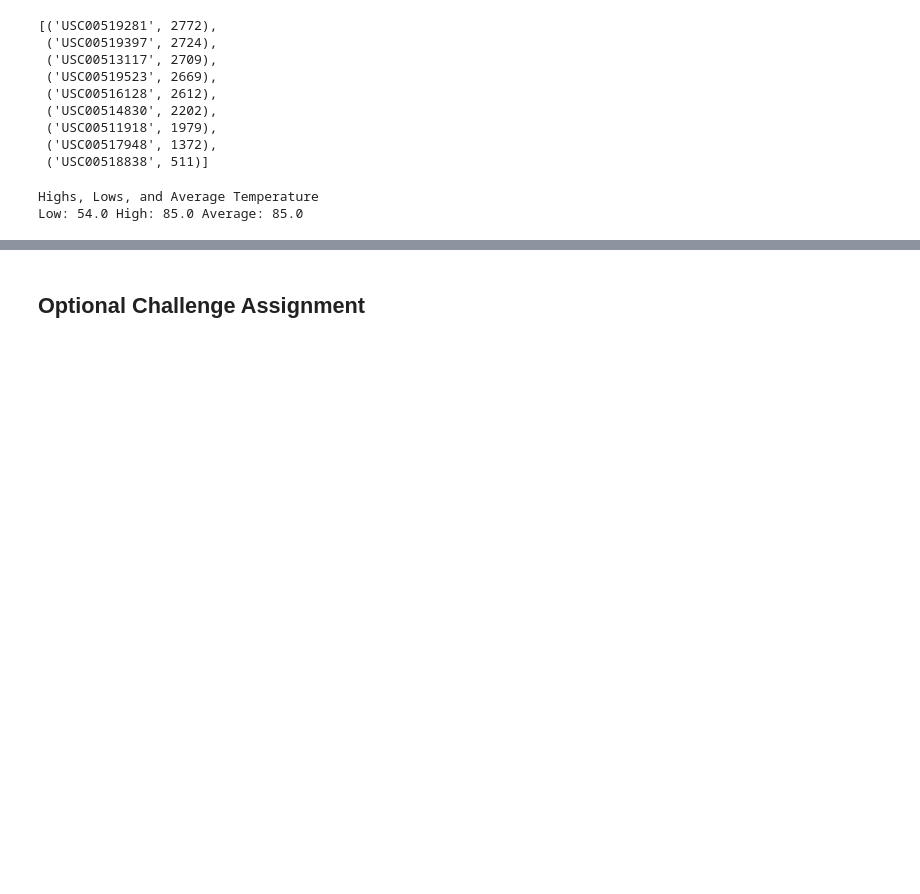
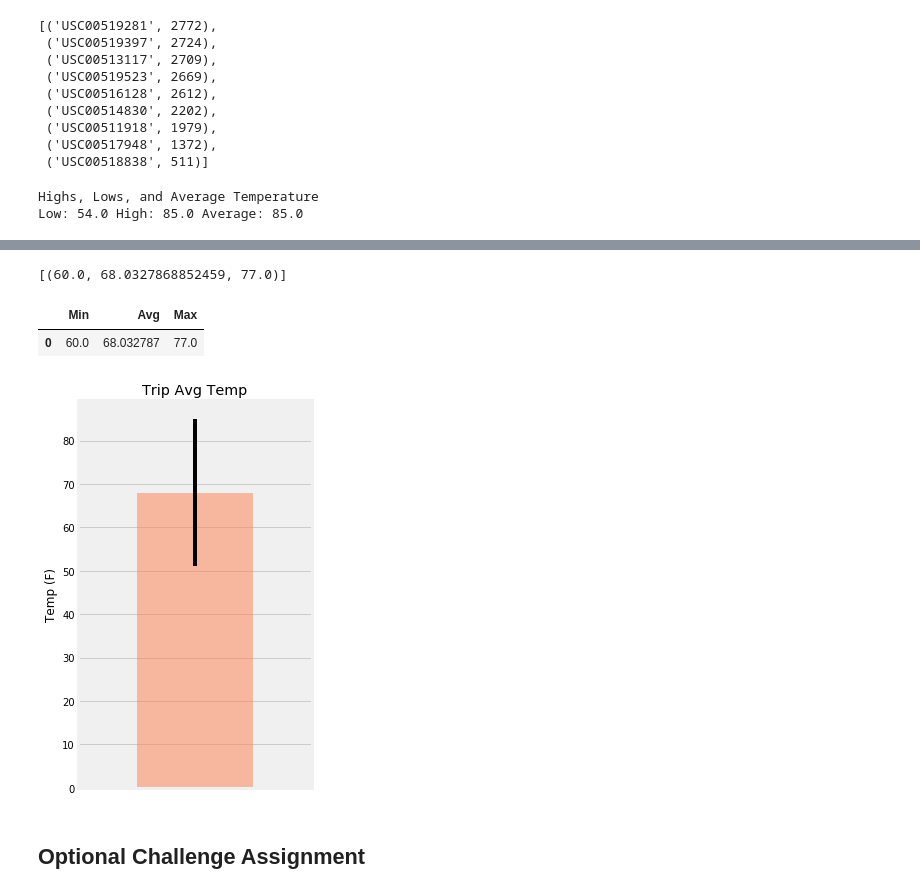
Before and after one commit to terrylashley/sqlalchemy-challenge, a Jupyter notebook: climate_starter.ipynb, the cells around one changed output, grey strips where cells are left out. Drawn from its saved outputs; the diff is of its cells as text; code cells hidden in the pictures; blank space fills up the shorter version.

```diff
--- a/climate_starter.ipynb
+++ b/climate_starter.ipynb
@@ -230,11 +253,32 @@ print(calc_temps('2012-02-28', '2012-03-05'))
 # %%
 # Use your previous function `calc_temps` to calculate the tmin, tavg, and tmax
 # for your trip using the previous year's data for those same dates.
+trip_climate = calc_temps('2017-01-01', '2017-01-10')
+trip_climate
+# %% [output]
+[(60.0, 68.0327868852459, 77.0)]
+# %%
+#crate a trip datafram to organize data to plot
+trip_df = pd.DataFrame(trip_climate, columns=['Min', 'Avg', 'Max'])
+trip_df
+# %% [output]
+|  | Min | Avg | Max |
+| 0 | 60.0 | 68.032787 | 77.0 |
 # %%
 # Plot the results from your previous query as a bar chart.
 # Use "Trip Avg Temp" as your Title
+# Use the peak-to-peak (tmax-tmin) value as the y error bar (yerr)
+trip_df.plot.bar(y='Avg', yerr=(trip_df['Max'] - trip_df['Min']), title='Trip Avg Temp', color='coral', alpha=0.5, figsize=(4,6))
+plt.xticks(np.arange(1, 1.0))
+
 # Use the average temperature for the y value
-# Use the peak-to-peak (tmax-tmin) value as the y error bar (yerr)
+plt.ylabel("Temp (F)")
+plt.tight_layout()
+plt.gca().legend_.remove()
+plt.savefig("Images/Tripbargraph.png")
+plt.show()
+# %% [output]
+[figure, added]
 # %%
 # Calculate the total amount of rainfall per weather station for your trip dates using the previous year's matching dates.
 # Sort this in descending order by precipitation amount and list the station, name, latitude, longitude, and elevation
```
Also changed, not shown: parts of 3 cells of this notebook, 2 other files.
